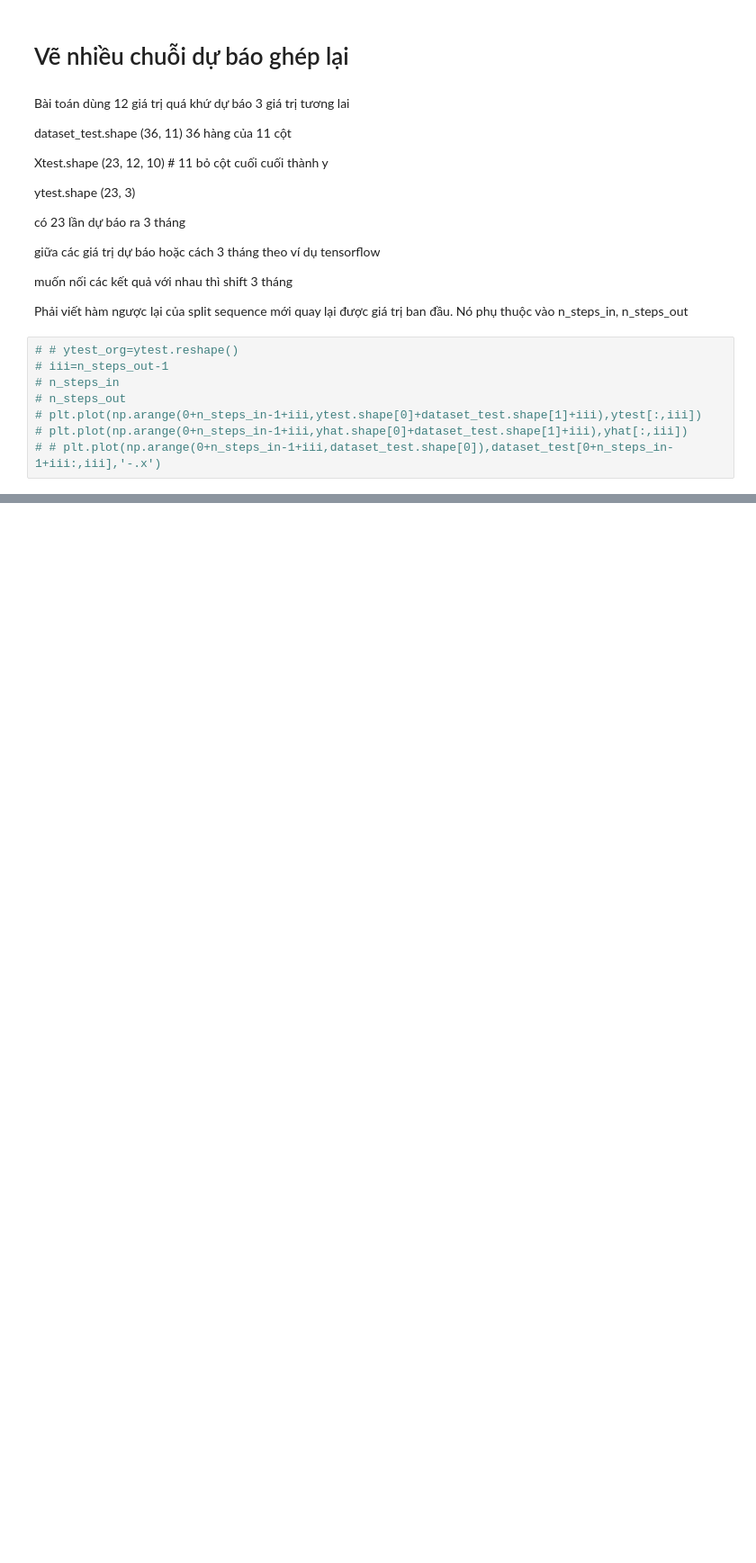
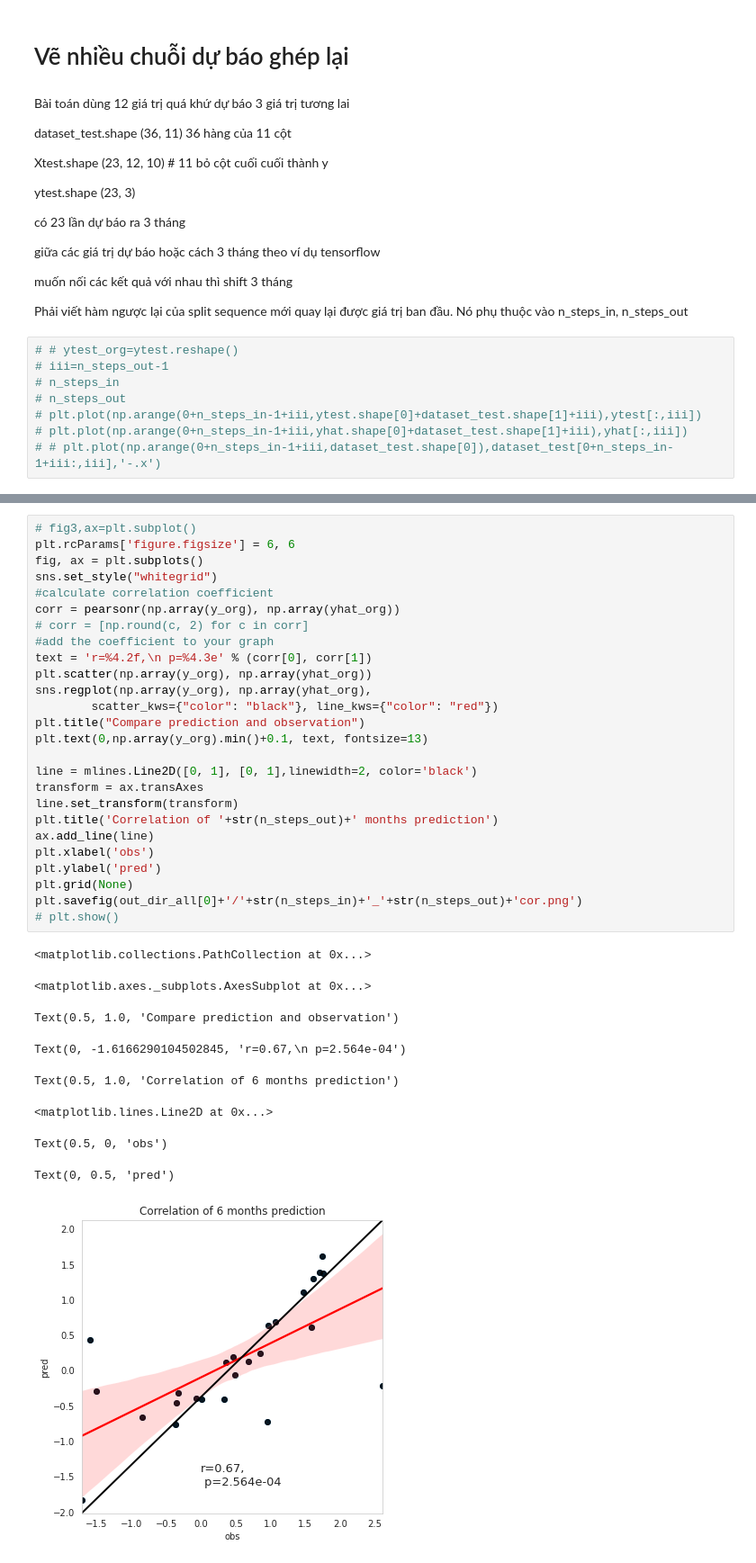
Before and after one commit to voquangtuong/AAA_drought_prediction, a Jupyter notebook: LSTM20210630_present_results.ipynb, the cells around one changed output, grey strips where cells are left out. Shown: that part at 90% size. Saved outputs shown, nothing was run; the diff lists cells and outputs as text; blank space fills up the shorter version.

```diff
--- a/LSTM20210630_present_results.ipynb
+++ b/LSTM20210630_present_results.ipynb
@@ -577,0 +539,36 @@ Text(0, 0.5, 'NDI')
+# %%
+# fig3,ax=plt.subplot()
+plt.rcParams['figure.figsize'] = 6, 6
+fig, ax = plt.subplots()
+sns.set_style("whitegrid")
+#calculate correlation coefficient
+corr = pearsonr(np.array(y_org), np.array(yhat_org))
+# corr = [np.round(c, 2) for c in corr]
+#add the coefficient to your graph
+text = 'r=%4.2f,\n p=%4.3e' % (corr[0], corr[1])
+plt.scatter(np.array(y_org), np.array(yhat_org))
+sns.regplot(np.array(y_org), np.array(yhat_org),
+        scatter_kws={"color": "black"}, line_kws={"color": "red"})
+plt.title("Compare prediction and observation")
+plt.text(0,np.array(y_org).min()+0.1, text, fontsize=13)
+
+line = mlines.Line2D([0, 1], [0, 1],linewidth=2, color='black')
+transform = ax.transAxes
+line.set_transform(transform)
+plt.title('Correlation of '+str(n_steps_out)+' months prediction')
+ax.add_line(line)
+plt.xlabel('obs')
+plt.ylabel('pred')
+plt.grid(None)
+plt.savefig(out_dir_all[0]+'/'+str(n_steps_in)+'_'+str(n_steps_out)+'cor.png')
+# plt.show()
+# %% [output]
+<matplotlib.collections.PathCollection at 0x...>
+<matplotlib.axes._subplots.AxesSubplot at 0x...>
+Text(0.5, 1.0, 'Compare prediction and observation')
+Text(0, -1.6166290104502845, 'r=0.67,\n p=2.564e-04')
+Text(0.5, 1.0, 'Correlation of 6 months prediction')
+<matplotlib.lines.Line2D at 0x...>
+Text(0.5, 0, 'obs')
+Text(0, 0.5, 'pred')
+[figure, added]
```
Also changed, not shown: parts of 13 cells of this notebook.
